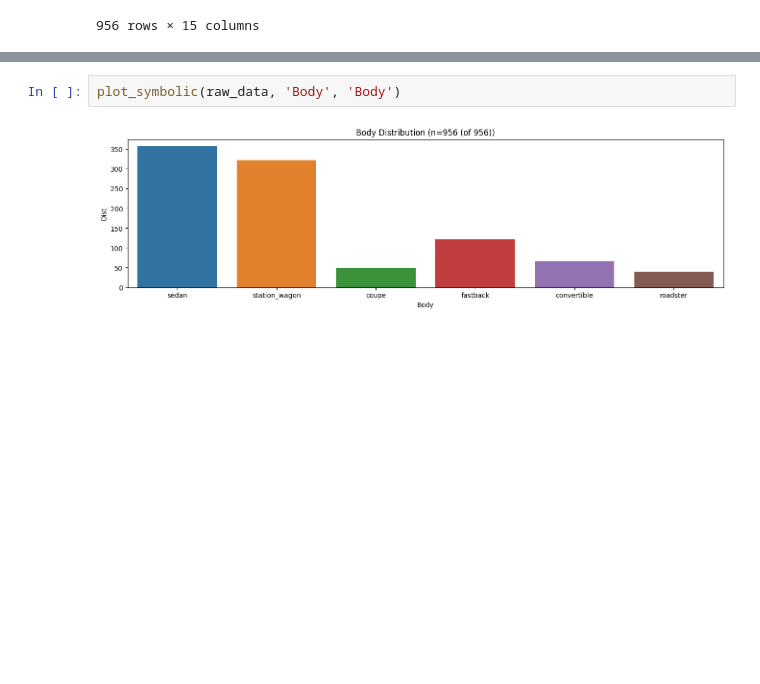
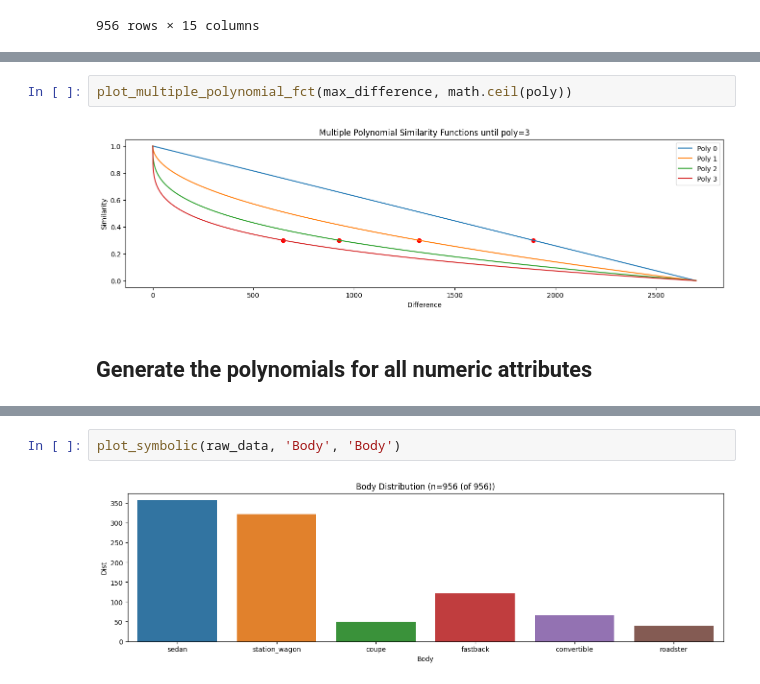
Before and after one commit to ntnu-ai-lab/mycbr-sample-python, a Jupyter notebook: CreateSimilarityMeasures.ipynb, the cells around one changed output, grey strips where cells are left out. Saved outputs shown, nothing was run; the diff lists cells and outputs as text; blank space fills up the shorter version.

```diff
--- a/CreateSimilarityMeasures.ipynb
+++ b/CreateSimilarityMeasures.ipynb
@@ -73,0 +171,6 @@ min-max: [4799,95199]
+# %%
+plot_multiple_polynomial_fct(max_difference, math.ceil(poly))
+# %% [output]
+[figure, added]
+# %% [markdown]
+## Generate the polynomials for all numeric attributes
```
Also changed, not shown: parts of 13 cells of this notebook.
